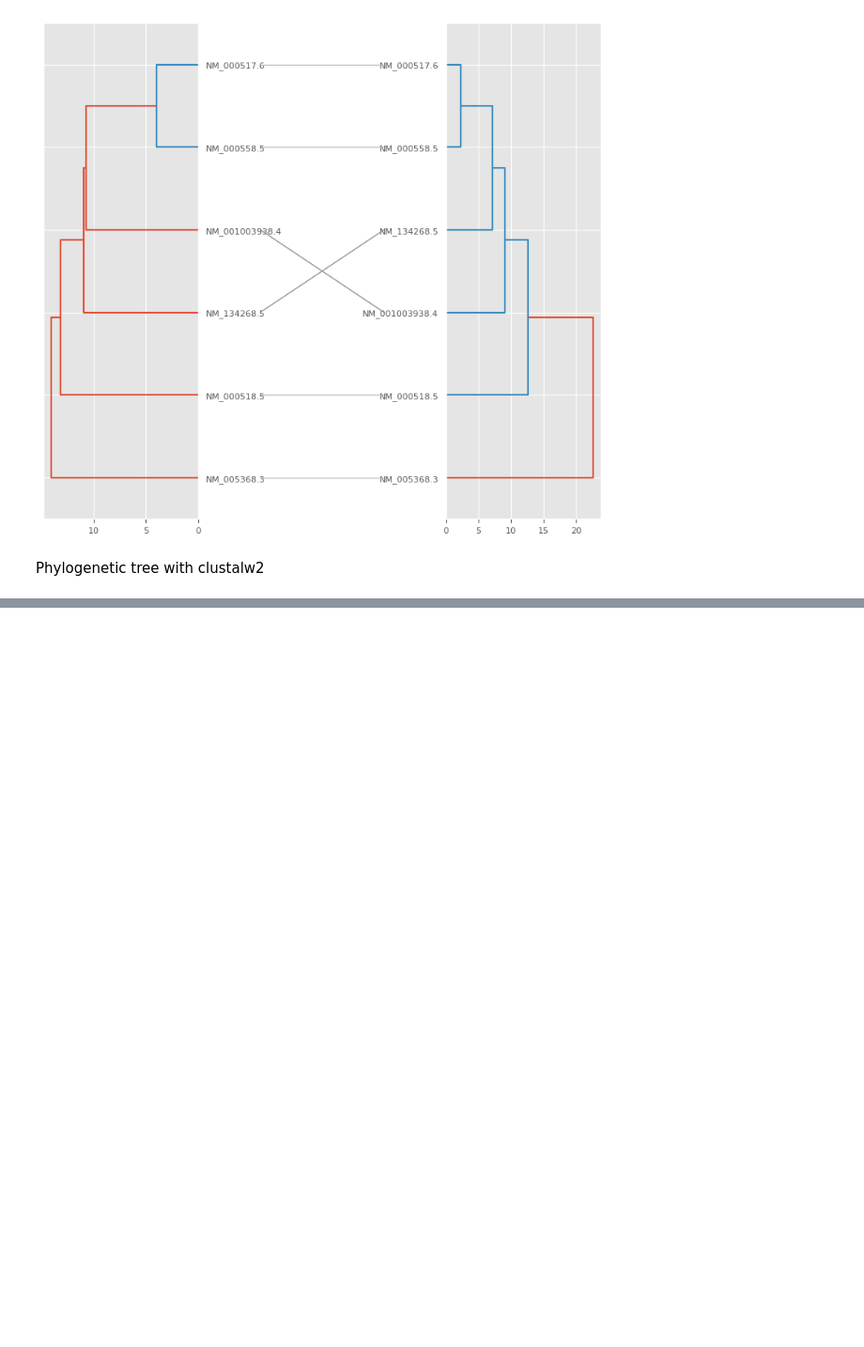
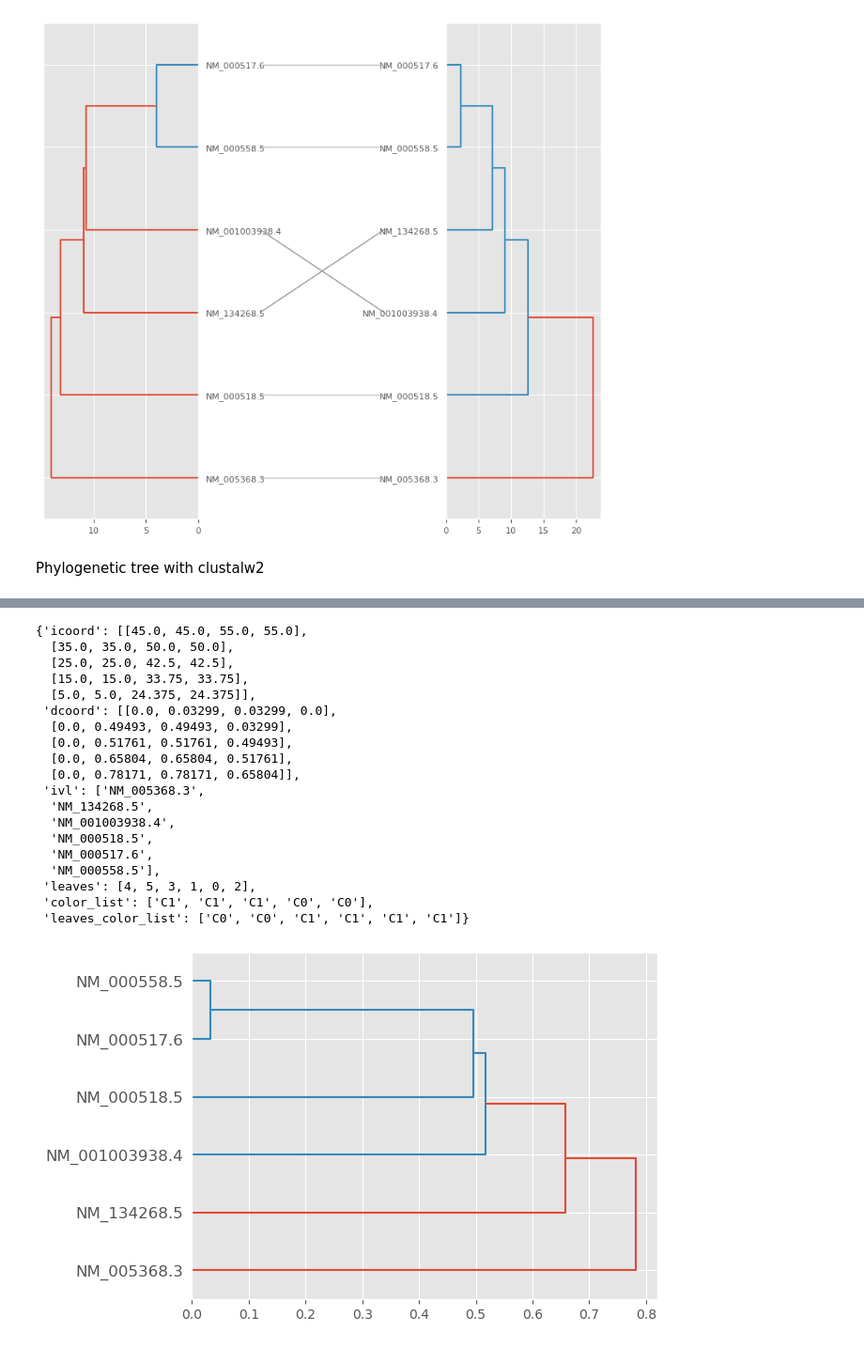
Before and after one commit to matteotolloso/BioEmbedding, a Jupyter notebook: hierarchical.ipynb, the cells around one changed output, grey strips where cells are left out. Shown at 94% size. Cells and saved outputs as stored; diff of their text form; code cells hidden in the pictures; blank space fills up the shorter version.

```diff
--- a/hierarchical.ipynb
+++ b/hierarchical.ipynb
@@ -240,0 +145,25 @@ StopIteration:
+# %%
+l_matrix, IDsA = utils.newick_to_linkage("dataset/globins/globins.dnd")
+
+dendrogram(l_matrix, labels= IDs, orientation="right")
+# %% [output]
+{'icoord': [[45.0, 45.0, 55.0, 55.0],
+  [35.0, 35.0, 50.0, 50.0],
+  [25.0, 25.0, 42.5, 42.5],
+  [15.0, 15.0, 33.75, 33.75],
+  [5.0, 5.0, 24.375, 24.375]],
+ 'dcoord': [[0.0, 0.03299, 0.03299, 0.0],
+  [0.0, 0.49493, 0.49493, 0.03299],
+  [0.0, 0.51761, 0.51761, 0.49493],
+  [0.0, 0.65804, 0.65804, 0.51761],
+  [0.0, 0.78171, 0.78171, 0.65804]],
+ 'ivl': ['NM_005368.3',
+  'NM_134268.5',
+  'NM_001003938.4',
+  'NM_000518.5',
+  'NM_000517.6',
+  'NM_000558.5'],
+ 'leaves': [4, 5, 3, 1, 0, 2],
+ 'color_list': ['C1', 'C1', 'C1', 'C0', 'C0'],
+ 'leaves_color_list': ['C0', 'C0', 'C1', 'C1', 'C1', 'C1']}
+[figure, added]
```
Also changed, not shown: parts of 4 cells of this notebook, 8 other files.
